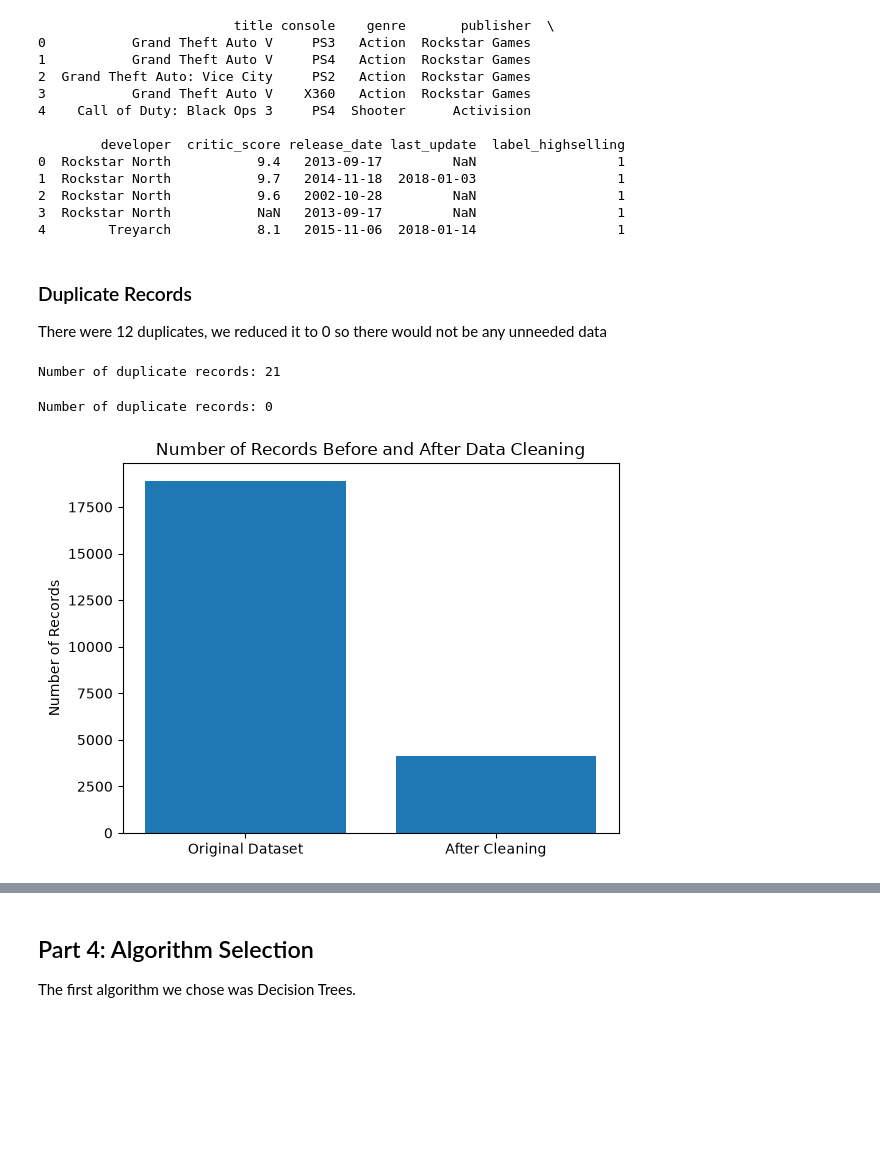
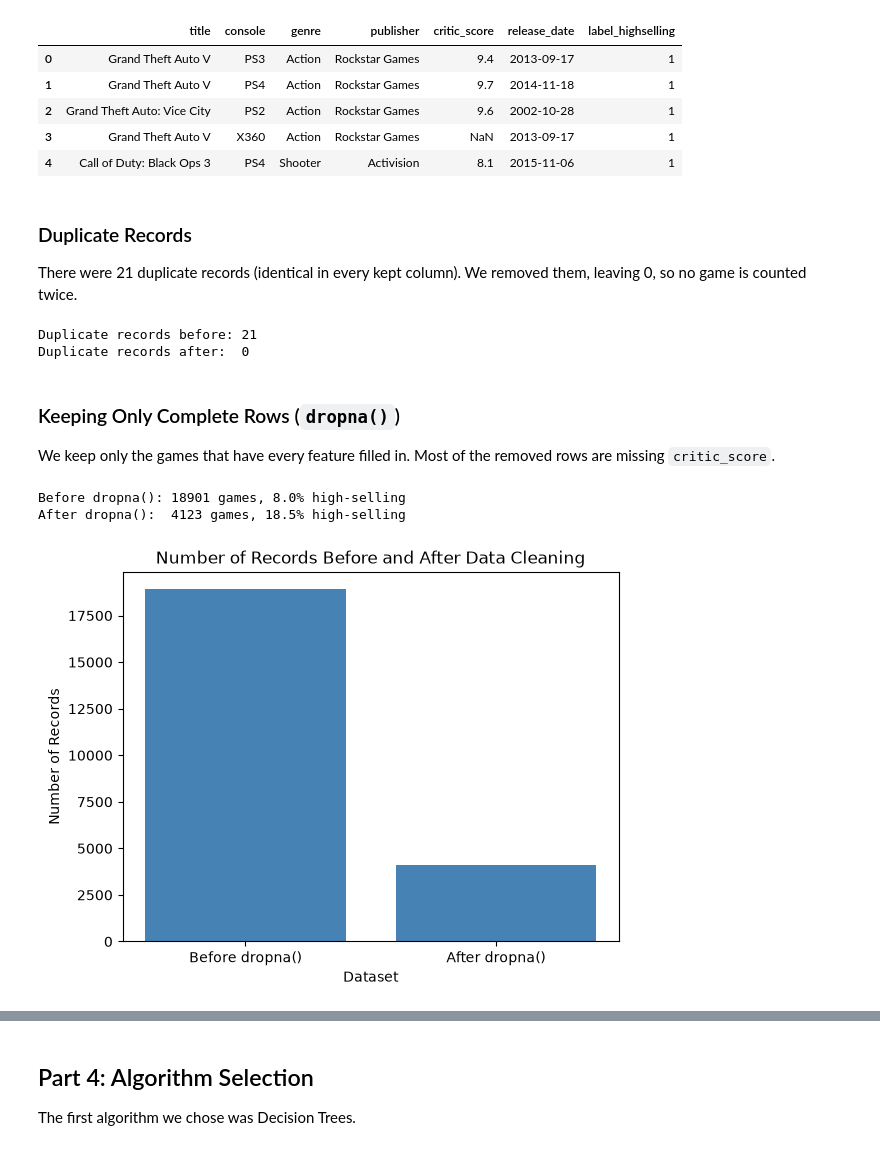
Before and after one commit to CarlosOlvera05/ML-Course-Project, a Jupyter notebook: MLProject.ipynb, the cells around one changed output, grey strips where cells are left out. Saved outputs shown, nothing was run; the diff lists cells and outputs as text; code cells hidden in the pictures; blank space fills up the shorter version.

```diff
--- a/MLProject.ipynb
+++ b/MLProject.ipynb
@@ -223,7 +327,5 @@ plt.show()
 # %%
-print(videogame_df.head())
-
-# Feartures to use for modeling
+# Columns kept for modeling (title is only used for grouping and is dropped before training)
 features = [
     "title",
     "console",
@@ -236,53 +338,57 @@ features = [
 ]
 
 videogame_df = videogame_df[features]
+videogame_df.head()
 # %% [output]
-                         title console    genre       publisher  \
-0           Grand Theft Auto V     PS3   Action  Rockstar Games
-1           Grand Theft Auto V     PS4   Action  Rockstar Games
-2  Grand Theft Auto: Vice City     PS2   Action  Rockstar Games
-3           Grand Theft Auto V    X360   Action  Rockstar Games
-4    Call of Duty: Black Ops 3     PS4  Shooter      Activision
-
-        developer  critic_score release_date last_update  label_highselling
-0  Rockstar North           9.4   2013-09-17         NaN                  1
-1  Rockstar North           9.7   2014-11-18  2018-01-03                  1
-2  Rockstar North           9.6   2002-10-28         NaN                  1
-3  Rockstar North           NaN   2013-09-17         NaN                  1
-4        Treyarch           8.1   2015-11-06  2018-01-14                  1
+|  | title | console | genre | publisher | critic_score | release_date | label_highselling |
+| 0 | Grand Theft Auto V | PS3 | Action | Rockstar Games | 9.4 | 2013-09-17 | 1 |
+| 1 | Grand Theft Auto V | PS4 | Action | Rockstar Games | 9.7 | 2014-11-18 | 1 |
+| 2 | Grand Theft Auto: Vice City | PS2 | Action | Rockstar Games | 9.6 | 2002-10-28 | 1 |
+| 3 | Grand Theft Auto V | X360 | Action | Rockstar Games | NaN | 2013-09-17 | 1 |
+| 4 | Call of Duty: Black Ops 3 | PS4 | Shooter | Activision | 8.1 | 2015-11-06 | 1 |
 # %% [markdown]
 ### Duplicate Records
-There were 12 duplicates, we reduced it to 0 so there would not be any unneeded data
+There were 21 duplicate records (identical in every kept column). We removed them, leaving 0, so no game is counted twice.
 # %%
+# Count duplicates, remove them, then confirm none are left
 duplicate_count = videogame_df.duplicated().sum()
 videogame_df = videogame_df.drop_duplicates()
-print("Number of duplicate records:", duplicate_count)
+
+print("Duplicate records before:", duplicate_count)
+print("Duplicate records after: ", videogame_df.duplicated().sum())
 # %% [output]
-Number of duplicate records: 21
+Duplicate records before: 21
+Duplicate records after:  0
-# %%
-duplicate_count = videogame_df.duplicated().sum()
-print("Number of duplicate records:", duplicate_count)
-# %% [output]
-Number of duplicate records: 0
+# %% [markdown]
+### Keeping Only Complete Rows (`dropna()`)
+We keep only the games that have every feature filled in. Most of the removed rows are missing `critic_score`.
 # %%
-#The amount of records we are going to use after removing unnecessary columns and dropping rows with missing values
+# Size and hit rate before dropping incomplete rows
 original_records = len(videogame_df)
+hit_rate_before = videogame_df["label_highselling"].mean() * 100
 
 # Remove any row that has at least one missing value
 videogame_df = videogame_df.dropna()
 
+# Size and hit rate after
 remaining_records = len(videogame_df)
+hit_rate_after = videogame_df["label_highselling"].mean() * 100
 
-# Compare the number of records before and after data cleaning
+print(f"Before dropna(): {original_records} games, {hit_rate_before:.1f}% high-selling")
+print(f"After dropna():  {remaining_records} games, {hit_rate_after:.1f}% high-selling")
 
+# Compare the number of records before and after
 plt.bar(
-    ["Original Dataset", "After Cleaning"],
-    [original_records, remaining_records]
+    ["Before dropna()", "After dropna()"],
+    [original_records, remaining_records],
+    color="steelblue"
 )
 
 plt.title("Number of Records Before and After Data Cleaning")
+plt.xlabel("Dataset")
 plt.ylabel("Number of Records")
-
 plt.show()
 # %% [output]
+Before dropna(): 18901 games, 8.0% high-selling
+After dropna():  4123 games, 18.5% high-selling
-[figure, old version]
+[figure, new version]
```
Also changed, not shown: parts of 70 cells of this notebook, 1 other file.
